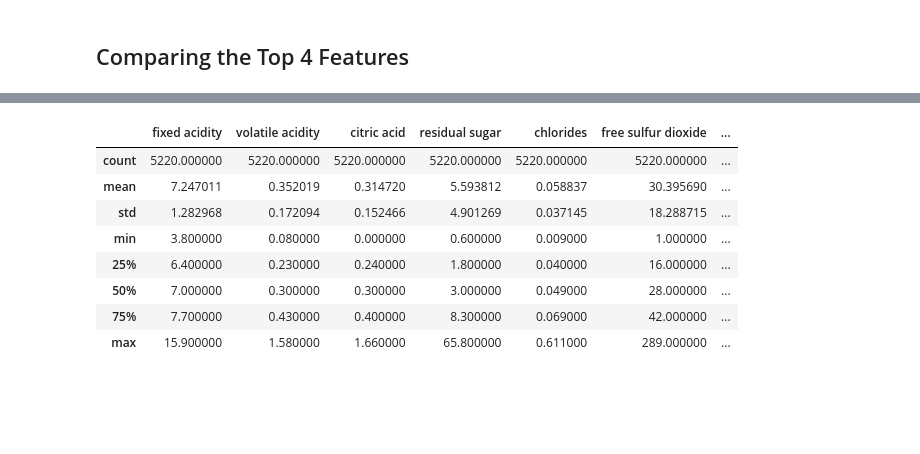
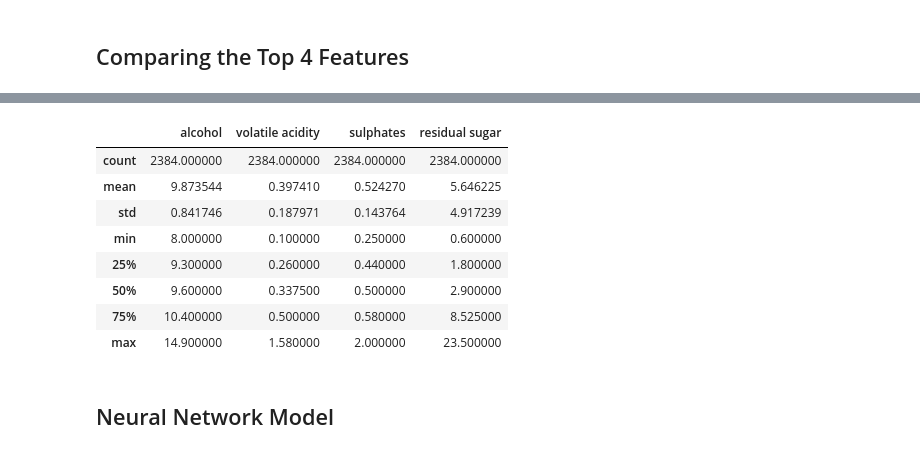
Before and after one commit to serenaremlang/Wine-Quality-Snobs, a Jupyter notebook: model_exploration_union.ipynb, the cells around one changed output, grey strips where cells are left out. Cells and saved outputs as stored; diff of their text form; code cells hidden in the pictures; blank space fills up the shorter version.

Commit message:
refined model notebooks and added model tracking excel sheet

```diff
--- a/Resources/model_exploration_union.ipynb
+++ b/model_exploration_union.ipynb
@@ -103,7 +103,7 @@ sns.heatmap(corr, xticklabels=corr.columns, yticklabels=corr.columns, annot=True
 <AxesSubplot:>
 [figure]
 # %%
-result['goodquality'] = [1 if x >= 7 else 0 for x in result['quality']]
+result['goodquality'] = [2 if x >= 7 else 1 if x==6 else 0 for x in result['quality']]
 
 # Separate feature variables and target variable
 X = result.drop(['quality','goodquality'], axis = 1)
@@ -250,14 +287,17 @@ df_temp.describe()
 # %%
 # Filtering df for only bad quality
 df_temp2 = result[result['goodquality']==0]
+df_temp2 = df_temp2[['alcohol', 'volatile acidity', 'sulphates', 'residual sugar']]
 df_temp2.describe()
 # %% [output]
-|  | fixed acidity | volatile acidity | citric acid | residual sugar | chlorides | free sulfur dioxide | ... |
-| count | 5220.000000 | 5220.000000 | 5220.000000 | 5220.000000 | 5220.000000 | 5220.000000 | ... |
-| mean | 7.247011 | 0.352019 | 0.314720 | 5.593812 | 0.058837 | 30.395690 | ... |
-| std | 1.282968 | 0.172094 | 0.152466 | 4.901269 | 0.037145 | 18.288715 | ... |
-| min | 3.800000 | 0.080000 | 0.000000 | 0.600000 | 0.009000 | 1.000000 | ... |
-| 25% | 6.400000 | 0.230000 | 0.240000 | 1.800000 | 0.040000 | 16.000000 | ... |
-| 50% | 7.000000 | 0.300000 | 0.300000 | 3.000000 | 0.049000 | 28.000000 | ... |
-| 75% | 7.700000 | 0.430000 | 0.400000 | 8.300000 | 0.069000 | 42.000000 | ... |
-| max | 15.900000 | 1.580000 | 1.660000 | 65.800000 | 0.611000 | 289.000000 | ... |
+|  | alcohol | volatile acidity | sulphates | residual sugar |
+| count | 2384.000000 | 2384.000000 | 2384.000000 | 2384.000000 |
+| mean | 9.873544 | 0.397410 | 0.524270 | 5.646225 |
+| std | 0.841746 | 0.187971 | 0.143764 | 4.917239 |
+| min | 8.000000 | 0.100000 | 0.250000 | 0.600000 |
+| 25% | 9.300000 | 0.260000 | 0.440000 | 1.800000 |
+| 50% | 9.600000 | 0.337500 | 0.500000 | 2.900000 |
+| 75% | 10.400000 | 0.500000 | 0.580000 | 8.525000 |
+| max | 14.900000 | 1.580000 | 2.000000 | 23.500000 |
+# %% [markdown]
+## Neural Network Model
```
Also changed, not shown: parts of 15 cells of this notebook, 4 other files.
